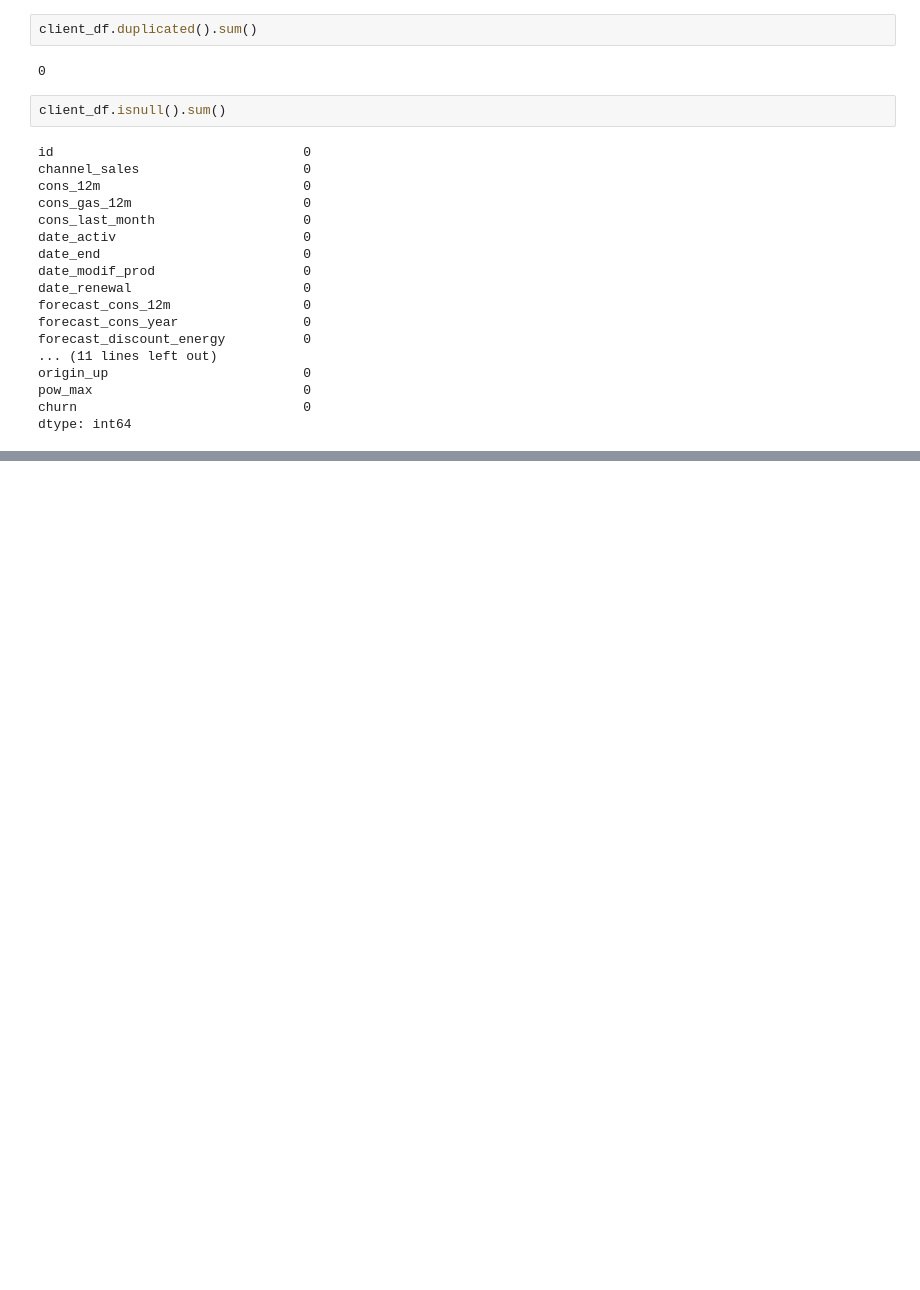
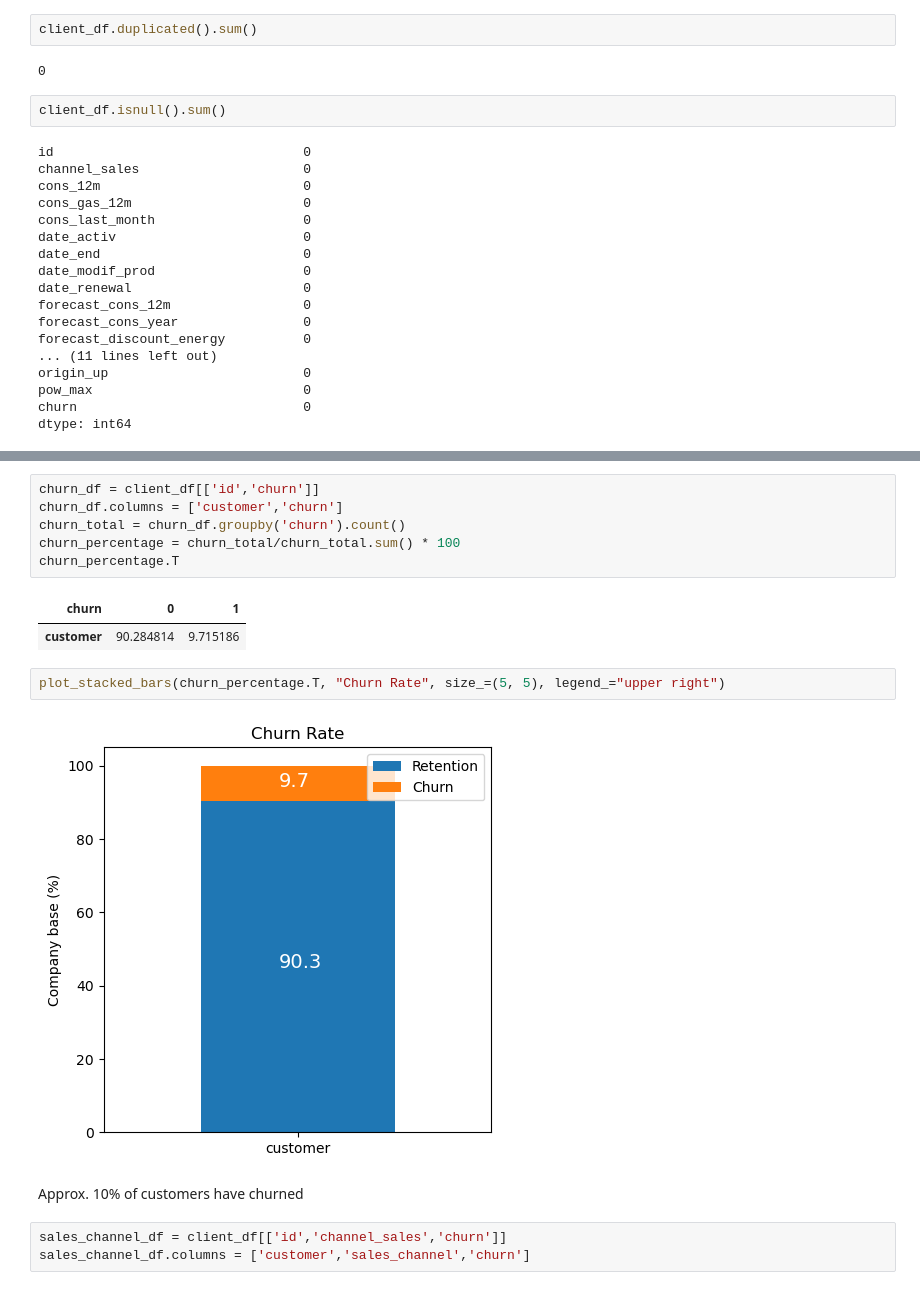
Before and after one commit to MarwanSaad/BCG-Virtual-Internship, a Jupyter notebook: EDA.ipynb, the cells around one changed output, grey strips where cells are left out. Cells and saved outputs as stored; diff of their text form; blank space fills up the shorter version.

```diff
--- a/EDA.ipynb
+++ b/EDA.ipynb
@@ -135,0 +148,18 @@ sns.pairplot(client_df, diag_kind='kde')
+# %%
+churn_df = client_df[['id','churn']]
+churn_df.columns = ['customer','churn']
+churn_total = churn_df.groupby('churn').count()
+churn_percentage = churn_total/churn_total.sum() * 100
+churn_percentage.T
+# %% [output]
+| churn | 0 | 1 |
+| customer | 90.284814 | 9.715186 |
+# %%
+plot_stacked_bars(churn_percentage.T, "Churn Rate", size_=(5, 5), legend_="upper right")
+# %% [output]
+[figure, added]
+# %% [markdown]
+Approx. 10% of customers have churned
+# %%
+sales_channel_df = client_df[['id','channel_sales','churn']]
+sales_channel_df.columns = ['customer','sales_channel','churn']
```
Also changed, not shown: parts of 5 cells of this notebook.
